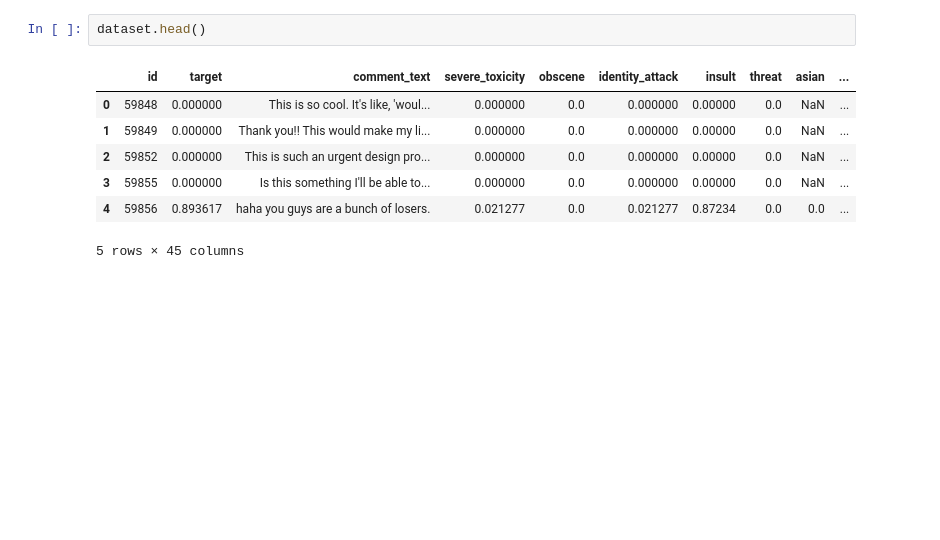
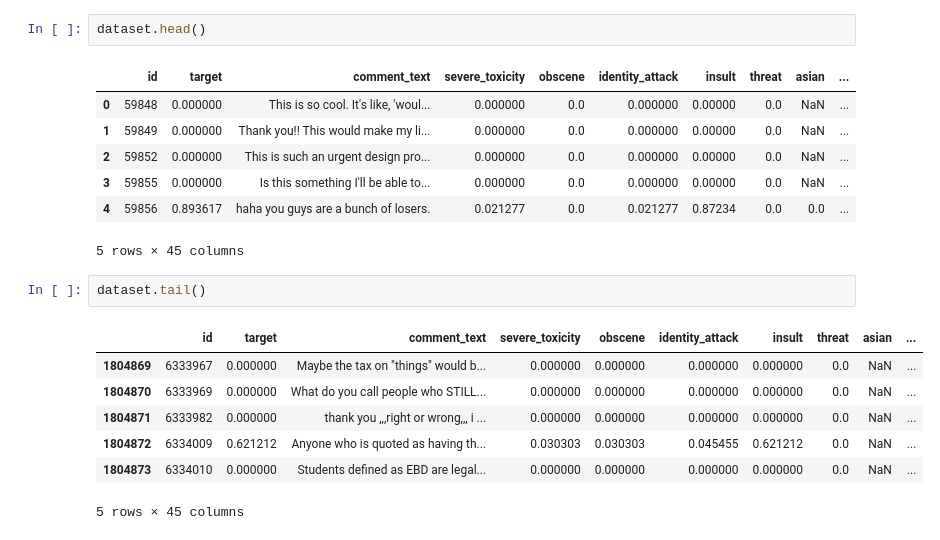
Before and after one commit to Deurru/AISaturdaysProject, a Jupyter notebook: ToxicityFlair.ipynb, the cells around one changed output. Saved outputs shown, nothing was run; the diff lists cells and outputs as text; blank space fills up the shorter version.

```diff
--- a/ToxicityFlair.ipynb
+++ b/ToxicityFlair.ipynb
@@ -82,3 +83,13 @@ dataset.head()
 | 3 | 59855 | 0.000000 | Is this something I'll be able to... | 0.000000 | 0.0 | 0.000000 | 0.00000 | 0.0 | NaN | ... |
 | 4 | 59856 | 0.893617 | haha you guys are a bunch of losers. | 0.021277 | 0.0 | 0.021277 | 0.87234 | 0.0 | 0.0 | ... |
 5 rows × 45 columns
+# %%
+dataset.tail()
+# %% [output]
+|  | id | target | comment_text | severe_toxicity | obscene | identity_attack | insult | threat | asian | ... |
+| 1804869 | 6333967 | 0.000000 | Maybe the tax on "things" would b... | 0.000000 | 0.000000 | 0.000000 | 0.000000 | 0.0 | NaN | ... |
+| 1804870 | 6333969 | 0.000000 | What do you call people who STILL... | 0.000000 | 0.000000 | 0.000000 | 0.000000 | 0.0 | NaN | ... |
+| 1804871 | 6333982 | 0.000000 | thank you ,,,right or wrong,,, i ... | 0.000000 | 0.000000 | 0.000000 | 0.000000 | 0.0 | NaN | ... |
+| 1804872 | 6334009 | 0.621212 | Anyone who is quoted as having th... | 0.030303 | 0.030303 | 0.045455 | 0.621212 | 0.0 | NaN | ... |
+| 1804873 | 6334010 | 0.000000 | Students defined as EBD are legal... | 0.000000 | 0.000000 | 0.000000 | 0.000000 | 0.0 | NaN | ... |
+5 rows × 45 columns
```
Also changed, not shown: parts of 13 cells of this notebook.
